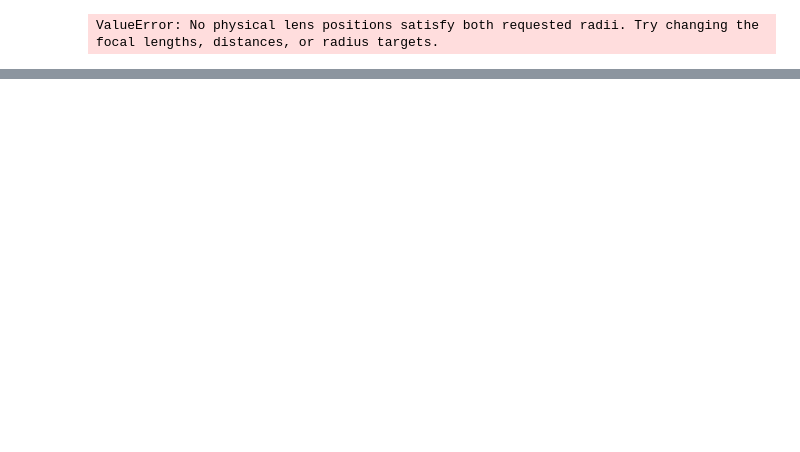
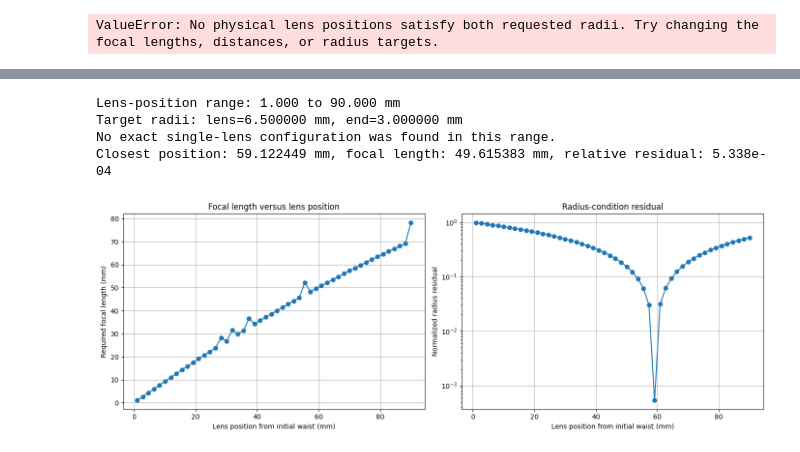
Before and after one commit to Eric-Vidal-hub/PhD_simulations, a Jupyter notebook: collimator.ipynb, the cells around one changed output, grey strips where cells are left out. Cells and saved outputs as stored; diff of their text form; code cells hidden in the pictures; blank space fills up the shorter version.

```diff
--- a/collimator.ipynb
+++ b/collimator.ipynb
@@ -920,0 +1183,14 @@ ValueError: No physical lens positions satisfy both requested radii. Try changin
+# %%
+single_lens_designs = scan_single_lens_focal_lengths(
+    r_lens_mm=6.5,
+    r_end_mm=3.0,
+    d_end_mm=510.0,
+    lens_position_min_mm=1.0,
+    lens_position_max_mm=90.0,
+)
+# %% [output]
+Lens-position range: 1.000 to 90.000 mm
+Target radii: lens=6.500000 mm, end=3.000000 mm
+No exact single-lens configuration was found in this range.
+Closest position: 59.122449 mm, focal length: 49.615383 mm, relative residual: 5.338e-04
+[figure, added]
```
Also changed, not shown: parts of 8 cells of this notebook, 2 other files.
